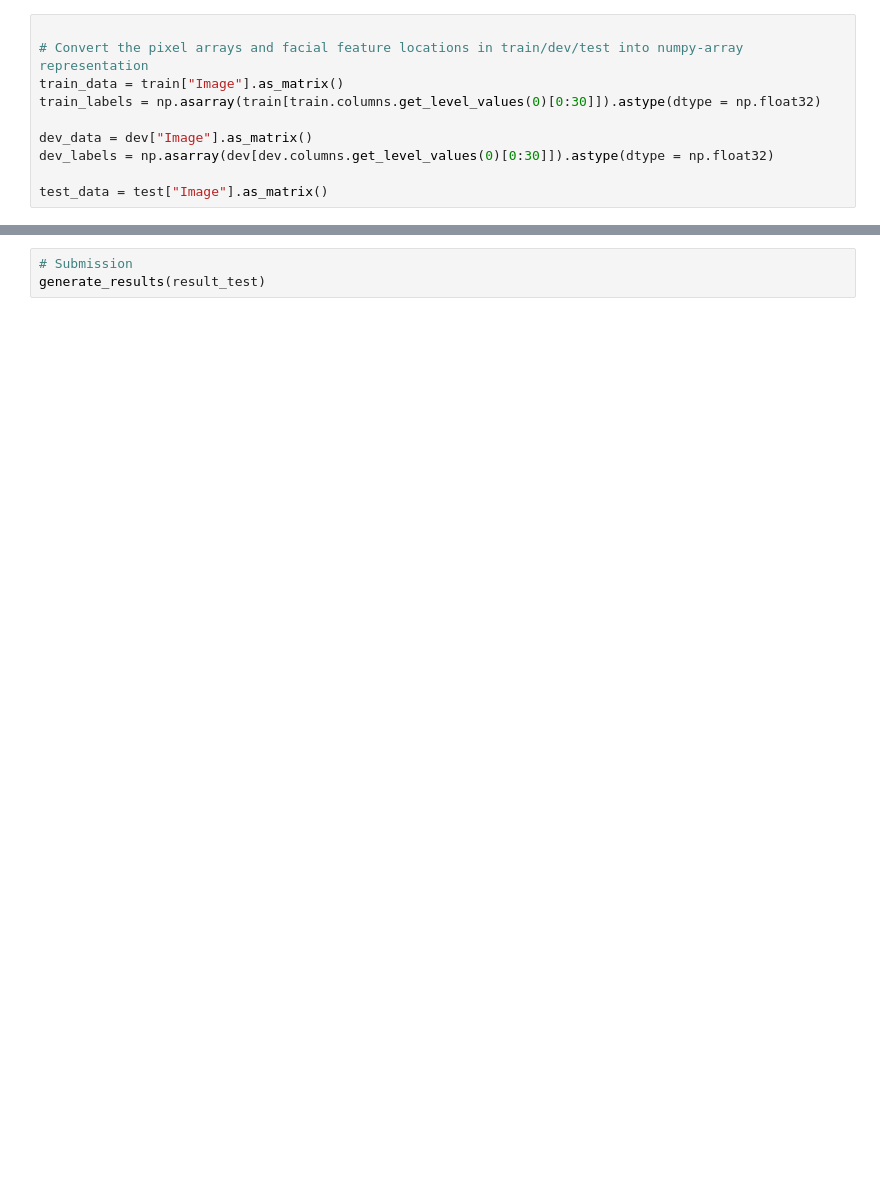
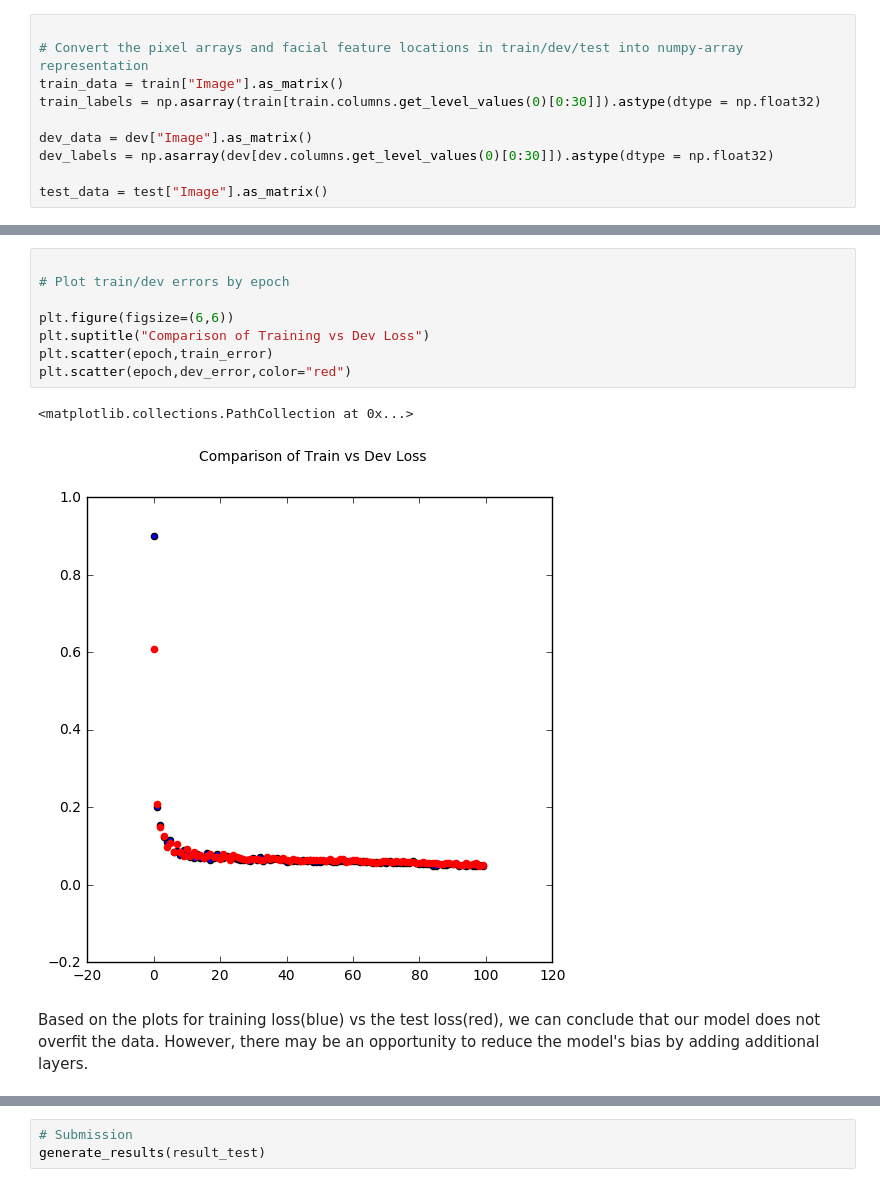
Before and after one commit to vyas85/facial-keypoints-detection, a Jupyter notebook: Facial+Keypoints+Detection-Commented.ipynb, the cells around one changed output, grey strips where cells are left out. Saved outputs shown, nothing was run; the diff lists cells and outputs as text; blank space fills up the shorter version.

```diff
--- a/Facial+Keypoints+Detection-Commented.ipynb
+++ b/Facial+Keypoints+Detection-Commented.ipynb
@@ -385,3 +386,16 @@ RMSE for dev set =0.0473666
+# %%
+
+# Plot train/dev errors by epoch
+
+plt.figure(figsize=(6,6))
+plt.suptitle("Comparison of Training vs Dev Loss")
+plt.scatter(epoch,train_error)
+plt.scatter(epoch,dev_error,color="red")
+# %% [output]
+<matplotlib.collections.PathCollection at 0x...>
+[figure, added]
+# %% [markdown]
+Based on the plots for training loss(blue) vs the test loss(red), we can conclude that our model does not overfit the data. However, there may be an opportunity to reduce the model's bias by adding additional layers.
 # %%
 # Plot our predictions
 plot_images(5,inputdata =dev,inputresult=result_dev,training=False)
```
Also changed, not shown: parts of 23 cells of this notebook.
